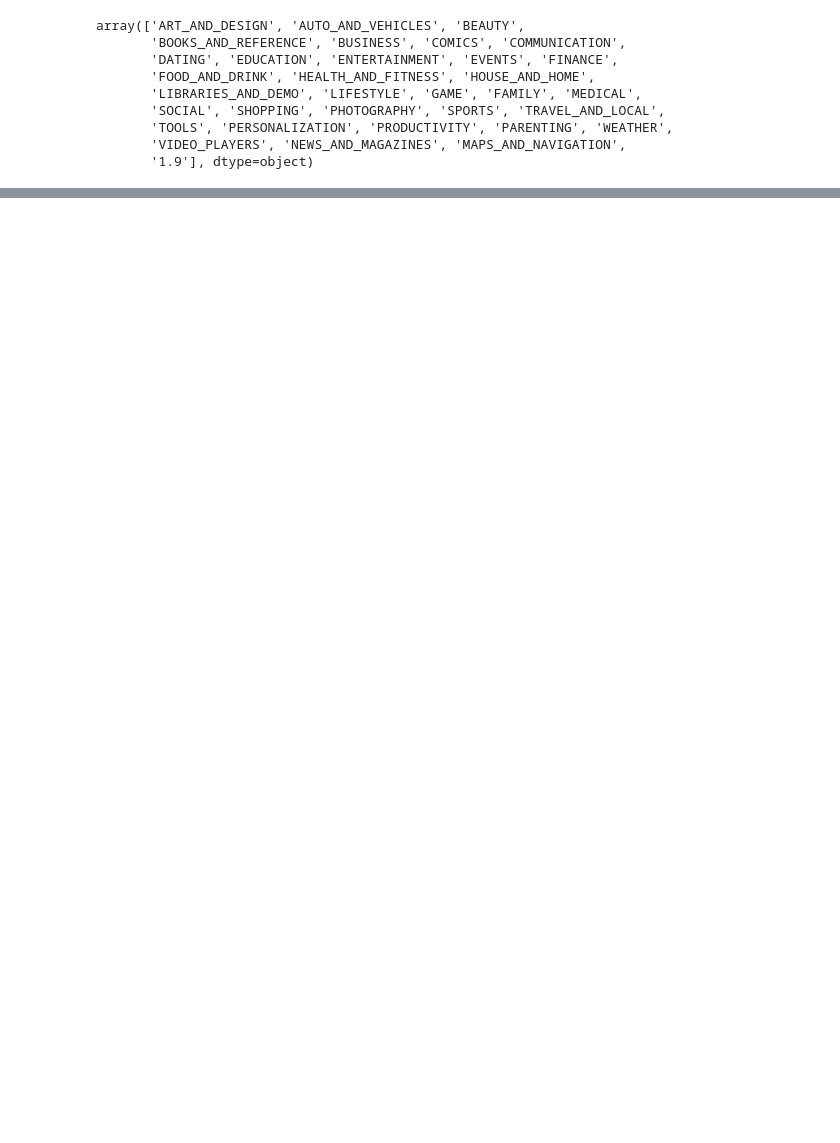
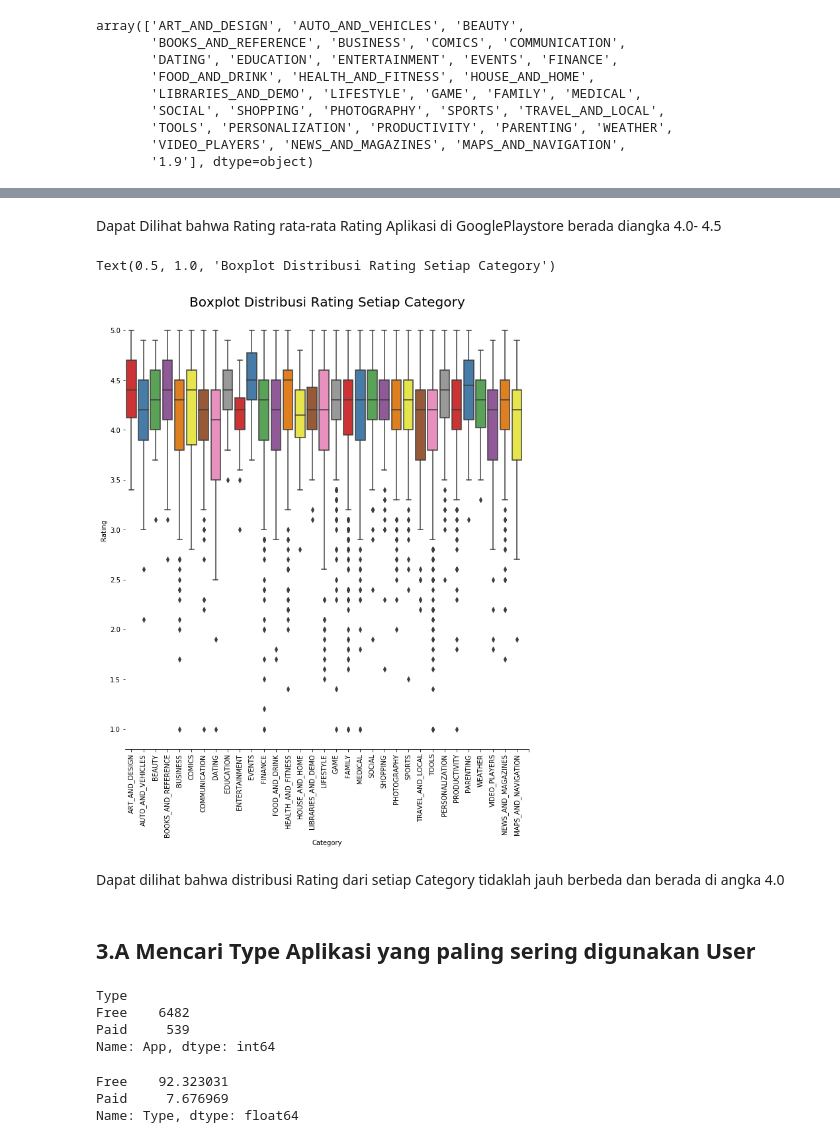
Before and after one commit to rafaelstevi/GooglePlaystore, a Jupyter notebook: Files/eda-googleplaystore.ipynb, the cells around one changed output, grey strips where cells are left out. Drawn from its saved outputs; the diff is of its cells as text; code cells hidden in the pictures; blank space fills up the shorter version.

```diff
--- a/Files/eda-googleplaystore.ipynb
+++ b/Files/eda-googleplaystore.ipynb
@@ -1262,0 +308,5 @@ paid_count_group.sort_values(by='Installs',ascending=False)[['App','Price conv',
+# %%
+#4 Mengkonversi Kolom Price ke PriceC
+dfGapps.insert(10, "PriceC", dfGapps['Price'])
+dfGapps["PriceC"] = dfGapps.PriceC.apply(lambda x: x.strip('$'))
+dfGapps['PriceC'] = pd.to_numeric(dfGapps['PriceC'])
@@ -1262,0 +446,34 @@ paid_count_group.sort_values(by='Installs',ascending=False)[['App','Price conv',
+# %% [markdown]
+Dapat Dilihat bahwa Rating rata-rata Rating Aplikasi di GooglePlaystore berada diangka 4.0- 4.5
+# %%
+bxRatvsCat = sns.catplot(x="Category",y="Rating",data=dfGapps, kind="box", height = 10 ,
+palette = "Set1")
+bxRatvsCat.despine(left=True)
+bxRatvsCat.set_xticklabels(rotation=90)
+bxRatvsCat.set( xticks=range(0,34))
+bxRatvsCat = bxRatvsCat.set_ylabels("Rating")
+plt.title('Boxplot Distribusi Rating Setiap Category',size = 20)
+# %% [output]
+Text(0.5, 1.0, 'Boxplot Distribusi Rating Setiap Category')
+[figure, added]
+# %% [markdown]
+Dapat dilihat bahwa distribusi Rating dari setiap Category tidaklah jauh berbeda dan berada di angka 4.0
+# %% [markdown]
+## 3.A Mencari Type Aplikasi yang paling sering digunakan User
+# %%
+# Berapa banyak Aplikasi Free & Paid Dalam GooglePlaystore
+type_count = dfGapps.groupby('Type').App.count()
+type_count
+# %% [output]
+Type
+Free    6482
+Paid     539
+Name: App, dtype: int64
+# %%
+# Peresentase perbandingan terhadap Free vs Paid App :
+app_type = dfGapps['Type'].value_counts(normalize=True) * 100
+app_type
+# %% [output]
+Free    92.323031
+Paid     7.676969
+Name: Type, dtype: float64
```
Also changed, not shown: parts of 136 cells of this notebook, 1 other file.
